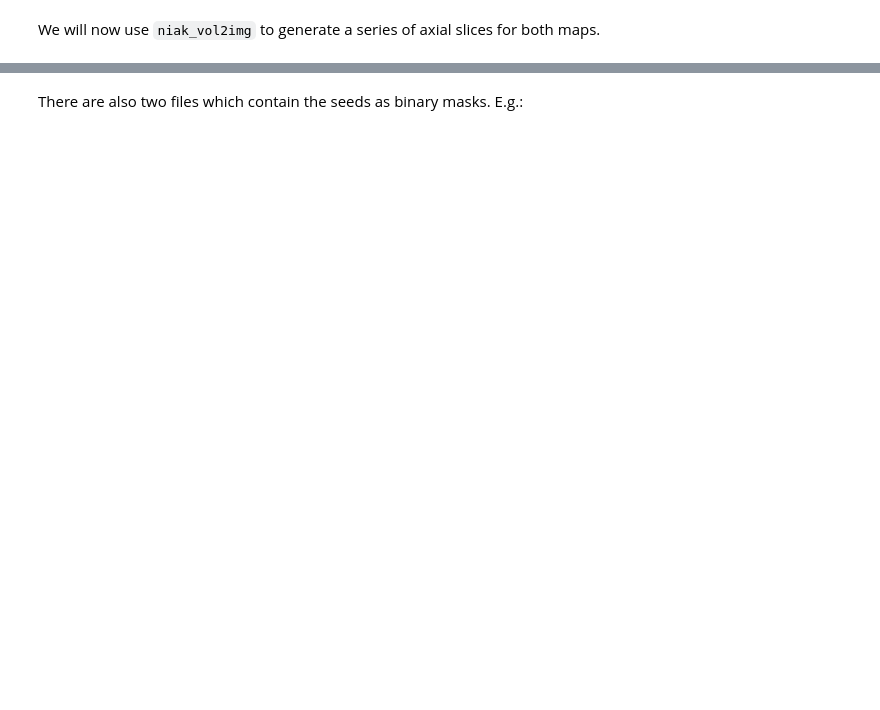
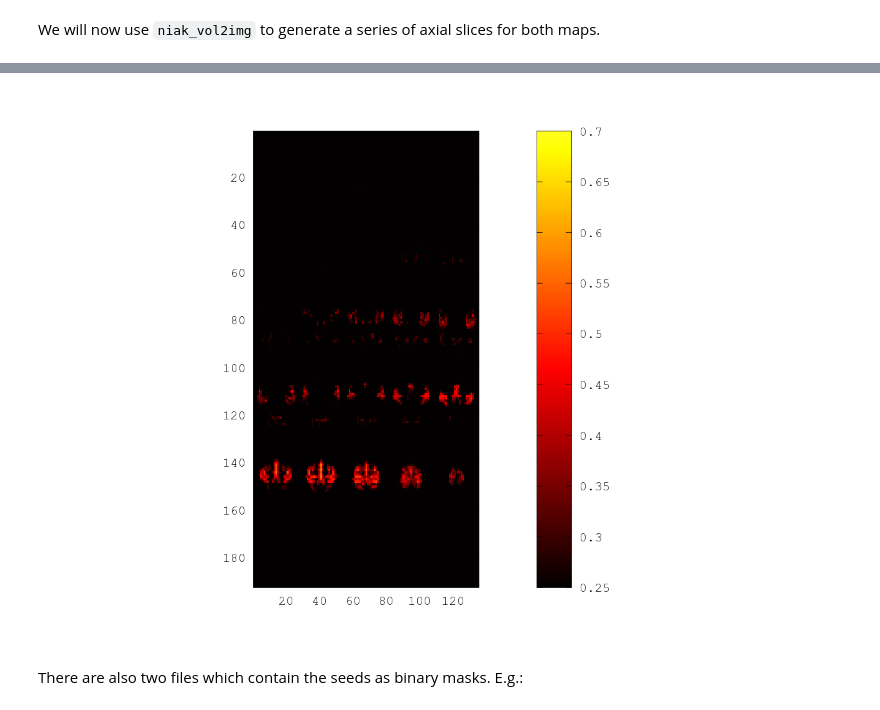
Before and after one commit to SIMEXP/niak_tutorials, a Jupyter notebook: connectome/niak_tutorial_rmap_connectome.ipynb, the cells around one changed output, grey strips where cells are left out. Cells and saved outputs as stored; diff of their text form; code cells hidden in the pictures; blank space fills up the shorter version.

```diff
--- a/connectome/niak_tutorial_rmap_connectome.ipynb
+++ b/connectome/niak_tutorial_rmap_connectome.ipynb
@@ -116,3 +121,11 @@ imshow(img_motor,[0,1])
+# %%
+% The sensorimotor network
+opt_v = struct;
+opt_v.vol_limits = [0.25 0.7];
+opt_v.type_color = 'hot_cold';
+niak_montage(rmap_motor,opt_v)
+# %% [output]
+[figure, added]
 # %% [markdown]
 There are also two files which contain the seeds as binary masks. E.g.:
 # %%
```
Also changed, not shown: parts of 18 cells of this notebook, 1 other file.
